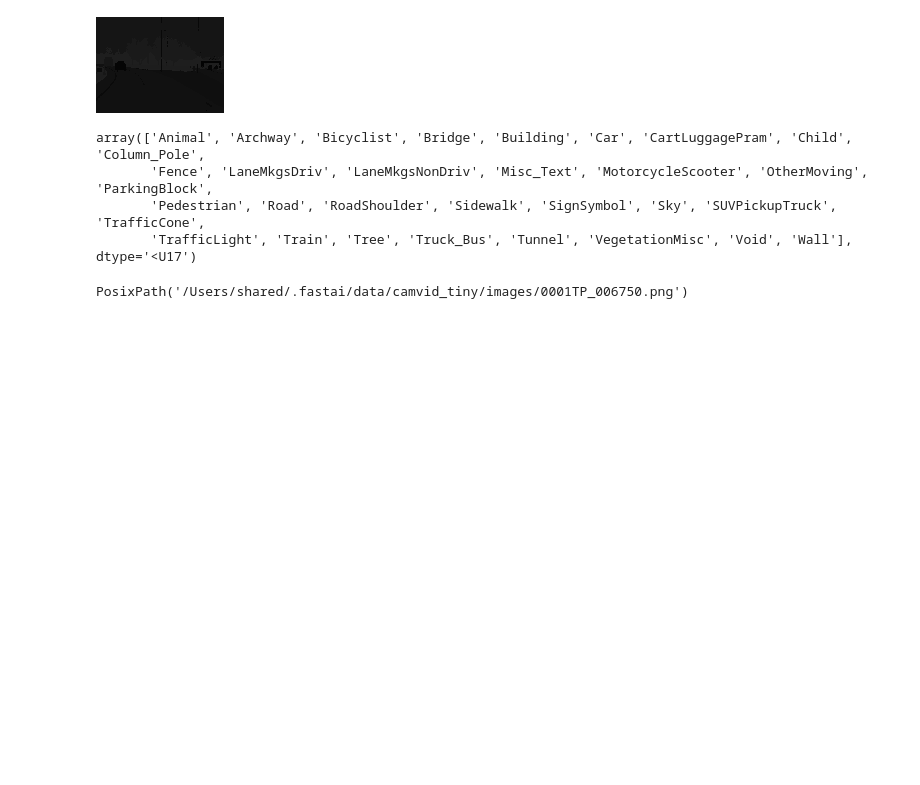
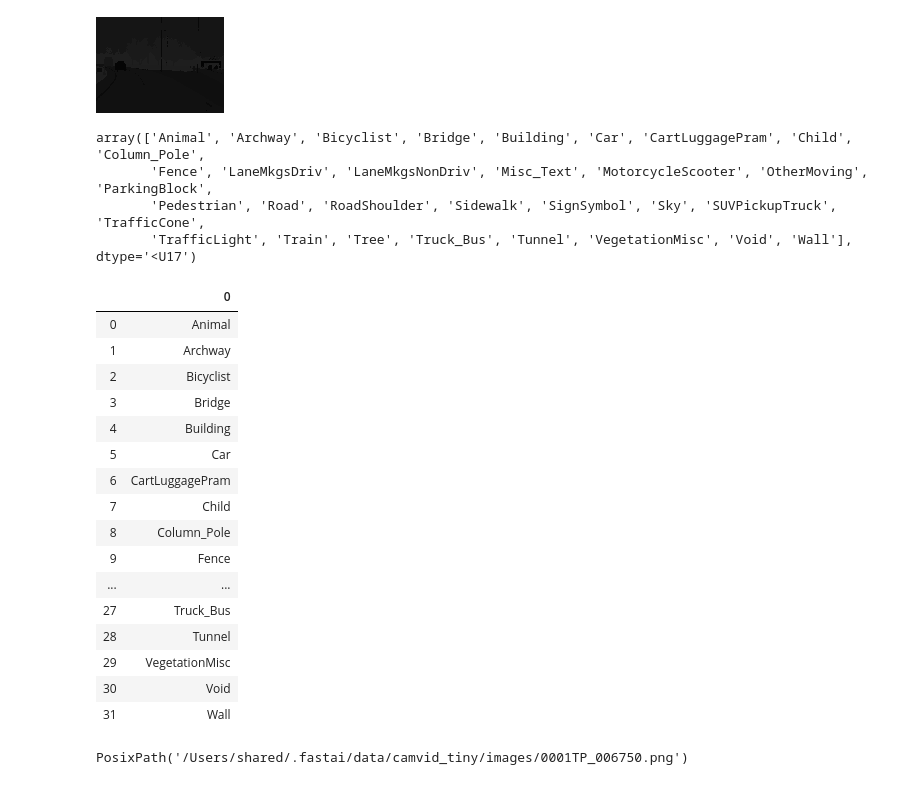
Before and after one commit to ttompk/ucsf_grinberg_neuro_images, a Jupyter notebook: early_development/fastai_template_segmentation.ipynb, the cells around one changed output. Cells and saved outputs as stored; diff of their text form; code cells hidden in the pictures; blank space fills up the shorter version.

```diff
--- a/early_development/fastai_template_segmentation.ipynb
+++ b/early_development/fastai_template_segmentation.ipynb
@@ -193,6 +181,26 @@ array(['Animal', 'Archway', 'Bicyclist', 'Bridge', 'Building', 'Car', 'CartLugga
        'Fence', 'LaneMkgsDriv', 'LaneMkgsNonDriv', 'Misc_Text', 'MotorcycleScooter', 'OtherMoving', 'ParkingBlock',
        'Pedestrian', 'Road', 'RoadShoulder', 'Sidewalk', 'SignSymbol', 'Sky', 'SUVPickupTruck', 'TrafficCone',
        'TrafficLight', 'Train', 'Tree', 'Truck_Bus', 'Tunnel', 'VegetationMisc', 'Void', 'Wall'], dtype='<U17')
+# %%
+pd.DataFrame(codes)
+# %% [output]
+|  | 0 |
+| 0 | Animal |
+| 1 | Archway |
+| 2 | Bicyclist |
+| 3 | Bridge |
+| 4 | Building |
+| 5 | Car |
+| 6 | CartLuggagePram |
+| 7 | Child |
+| 8 | Column_Pole |
+| 9 | Fence |
+| ... | ... |
+| 27 | Truck_Bus |
+| 28 | Tunnel |
+| 29 | VegetationMisc |
+| 30 | Void |
+| 31 | Wall |
 # %%
 # what's the path for the images used for training? Show first file as an example.
 path_img.ls()[0]
```
Also changed, not shown: parts of 9 cells of this notebook, 2 other files.
